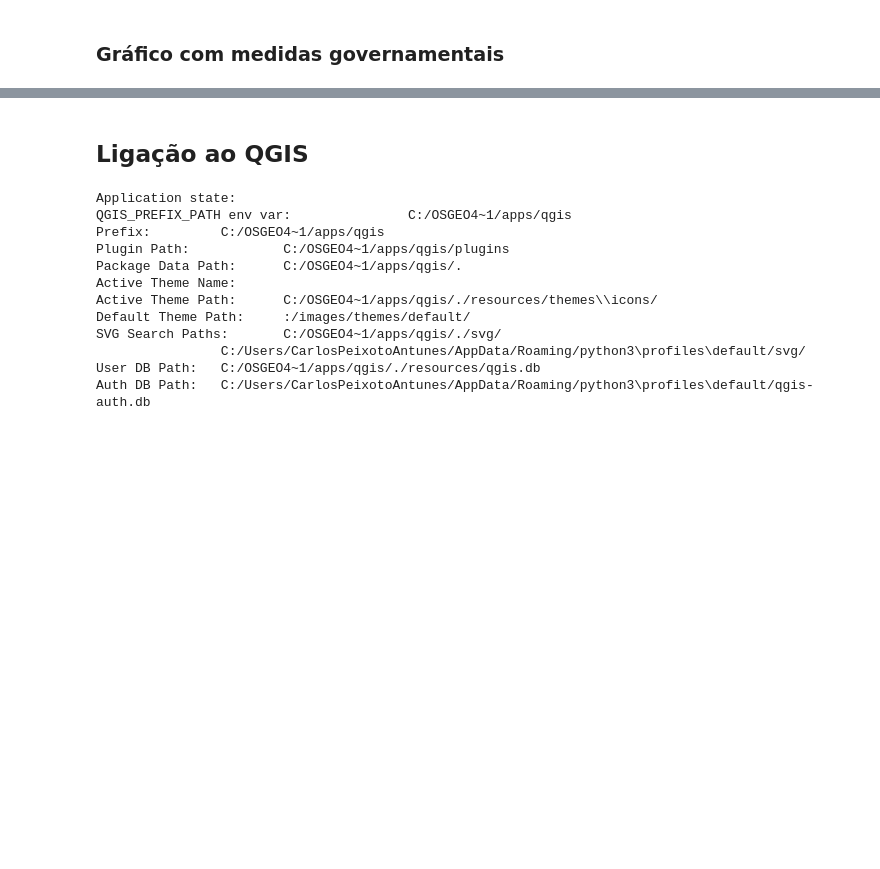
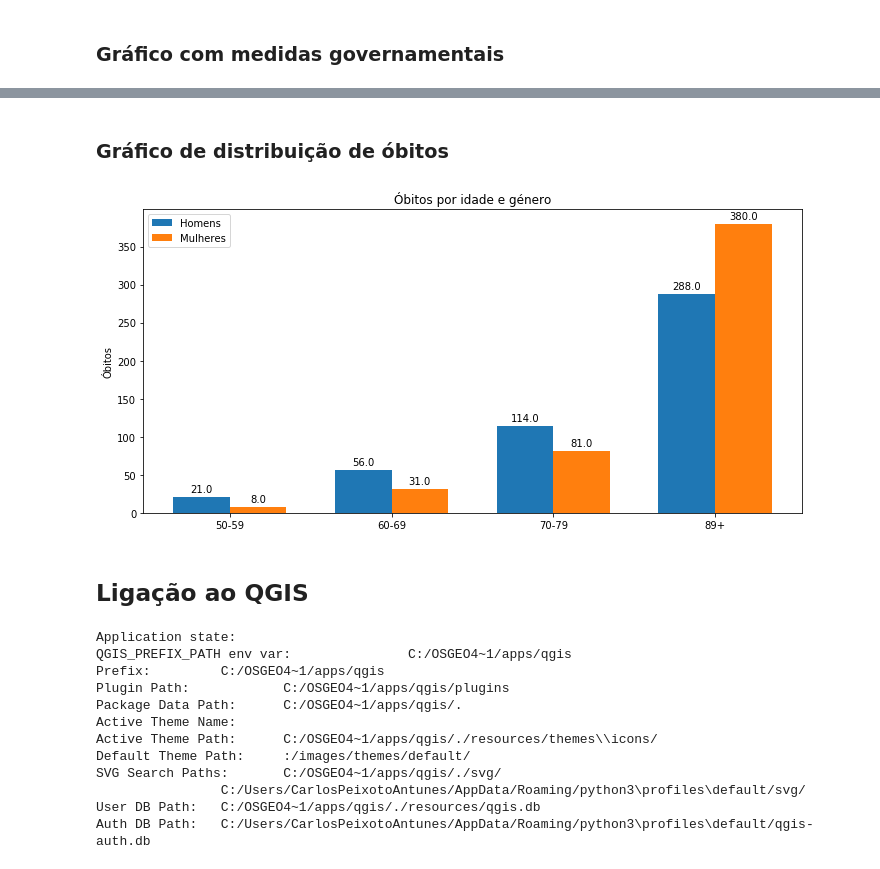
Before and after one commit to carlosc20/TA-Cartografia, a Jupyter notebook: qgis.ipynb, the cells around one changed output, grey strips where cells are left out. Saved outputs shown, nothing was run; the diff lists cells and outputs as text; code cells hidden in the pictures; blank space fills up the shorter version.

```diff
--- a/qgis.ipynb
+++ b/qgis.ipynb
@@ -87,3 +107,47 @@ plt.show()
+# %% [markdown]
+### Gráfico de distribuição de óbitos
+# %%
+df = data_df.tail(1) # dados mais recentes
+
+labels = ['50-59', '60-69', '70-79', '89+']
+men = [df.obitos_50_59_m.iat[0], df.obitos_60_69_m.iat[0], df.obitos_70_79_m.iat[0], df.obitos_80_plus_m.iat[0]]
+women = [df.obitos_50_59_f.iat[0], df.obitos_60_69_f.iat[0], df.obitos_70_79_f.iat[0], df.obitos_80_plus_f.iat[0]]
+
+x = np.arange(len(labels))
+width = 0.35
+
+fig, ax = plt.subplots()
+fig.set_size_inches(10, 5)
+
+rects1 = ax.bar(x - width/2, men, width, label='Homens')
+rects2 = ax.bar(x + width/2, women, width, label='Mulheres')
+
+ax.set_ylabel('Óbitos')
+ax.set_title('Óbitos por idade e género')
+ax.set_xticks(x)
+ax.set_xticklabels(labels)
+ax.legend()
+
+
+def autolabel(rects):
+    """Attach a text label above each bar in *rects*, displaying its height."""
+    for rect in rects:
+        height = rect.get_height()
+        ax.annotate('{}'.format(height),
+                    xy=(rect.get_x() + rect.get_width() / 2, height),
+                    xytext=(0, 3),
+                    textcoords="offset points",
+                    ha='center', va='bottom')
+
+
+autolabel(rects1)
+autolabel(rects2)
+
+fig.tight_layout()
+
+plt.show()
+# %% [output]
+[figure, added]
 # %% [markdown]
 ## Ligação ao QGIS
 # %%
```
Also changed, not shown: parts of 6 cells of this notebook.
